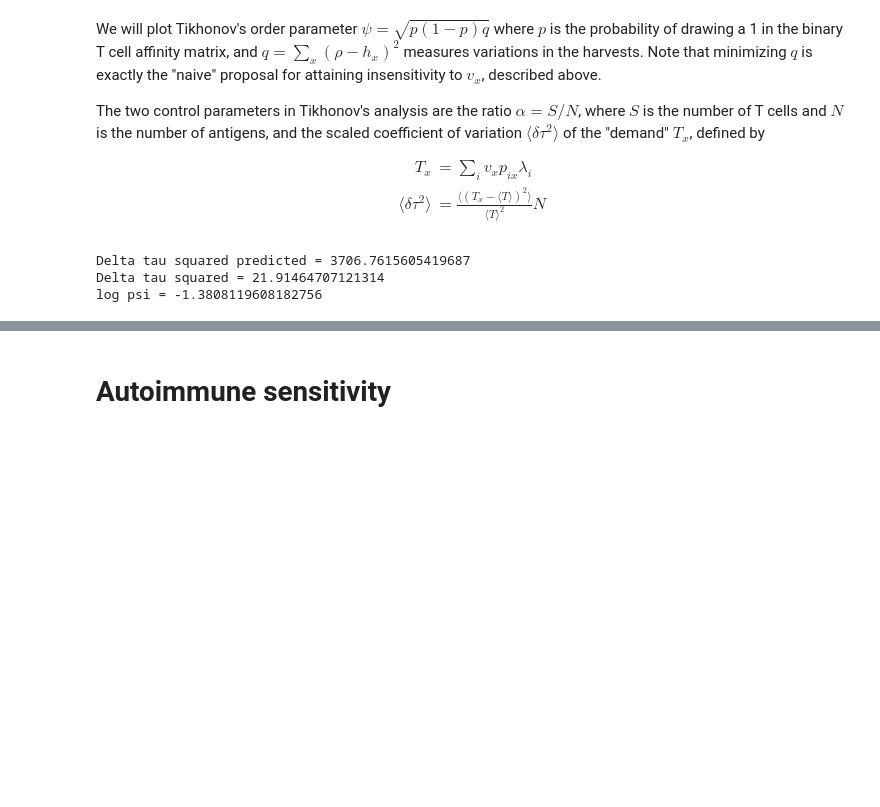
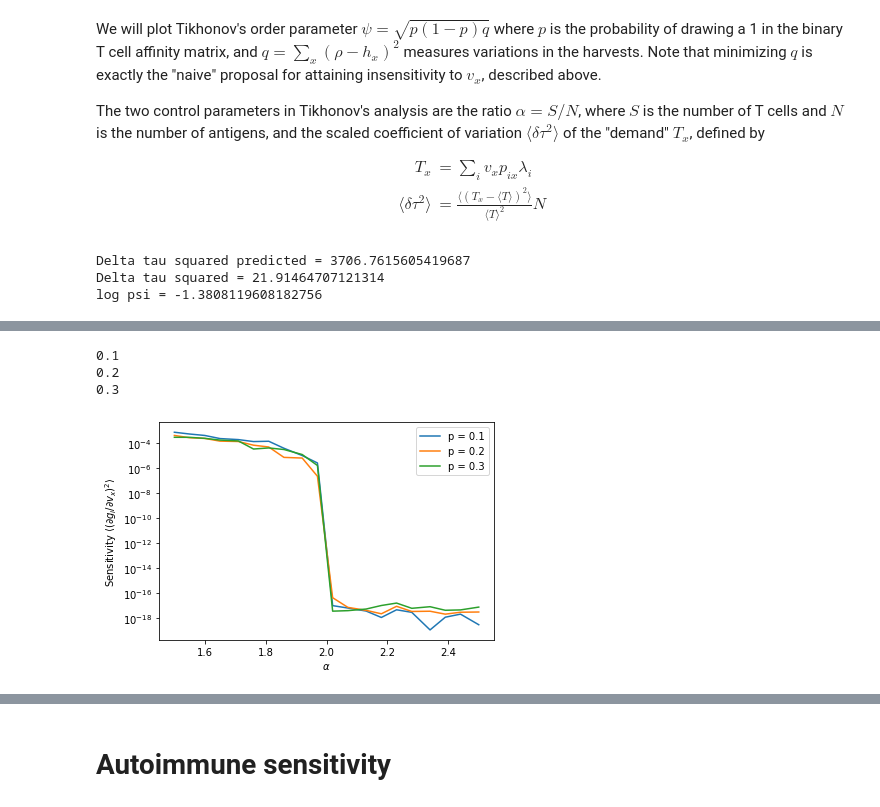
Before and after one commit to Ninjaneer32/immune-svm, a Jupyter notebook: scripts/Testing.ipynb, the cells around one changed output, grey strips where cells are left out. Saved outputs shown, nothing was run; the diff lists cells and outputs as text; code cells hidden in the pictures; blank space fills up the shorter version.

Commit message:
phase transition data

```diff
--- a/scripts/Testing.ipynb
+++ b/scripts/Testing.ipynb
@@ -804,0 +734,63 @@ plt.show()
+# %%
+#declare simulation paramaters:
+M_vec = np.linspace(150,250,20,dtype=int)
+pvec = [0.1,0.2,0.3]
+Num_rep = 30
+thresh=1e-3
+params={
+#the number of Tregs
+'Num_treg' : 10000,
+#the number of Tcells
+'Num_tcell' : 1000,
+#the number of sites
+'Num_sites' : 100,
+#the Treg- antigen site binding strenth
+'c' : 1.0,
+#the varience in Treg-antigen binding around zero
+'sigma_c' : 0.2,
+#the varience in Treg-antigen binding around c
+'sigma_cp' : 0.0,
+#the binding
+'pval_cell' : 0.1,
+'pval_treg' : 0.1,
+'max_v' : 1.0}
+alpha_vec = M_vec/params['Num_sites']
+
+#Define antigen concentrations
+vx = 0.5*params['max_v'] * np.ones(params['Num_sites'])
+
+sensitivity_all = pd.DataFrame(index=alpha_vec,columns=pvec)
+for p in pvec:
+    print(p)
+    params['pval_cell'] = p
+    params['pval_treg'] = p
+    pix, palphax = MakeAffinities(params)
+    phi_reg_reg_base, phi_cell_reg_base, rvals = MakeOverlaps(pix,palphax,vx)
+    sensitivity = np.zeros(len(M_vec))
+    for k in range(len(M_vec)):
+        M = M_vec[k]
+        sense_temp = []
+
+        for j in range(Num_rep):
+            Treg_list = np.random.choice(params['Num_treg'],size=M,replace=False)
+            phi_reg_reg = phi_reg_reg_base[Treg_list,:]
+            phi_reg_reg = phi_reg_reg[:,Treg_list]
+            phi_cell_reg = phi_cell_reg_base[:,Treg_list]
+            Tcell, Treg = TrainNetwork(phi_reg_reg,phi_cell_reg,rvals)
+            dgdvx = ((pix*(1-palphax[Treg_list,:].T.dot(Treg)))**2).mean()
+            sense_temp.append(dgdvx)
+
+        sensitivity[k] = np.median(sense_temp)
+    sensitivity_all[p] = sensitivity
+
+    plt.semilogy(alpha_vec,sensitivity,label='p = '+str(p))
+sensitivity_all.to_csv('../data/sensitivity_binary.csv')
+plt.legend()
+plt.gca().set_xlabel(r'$\alpha$')
+plt.gca().set_ylabel(r'Sensitivity $\langle (\partial g_i/\partial v_x)^2\rangle$')
+plt.show()
+# %% [output]
+0.1
+0.2
+0.3
+[figure, added]
```
Also changed, not shown: parts of 26 cells of this notebook, 2 other files.
